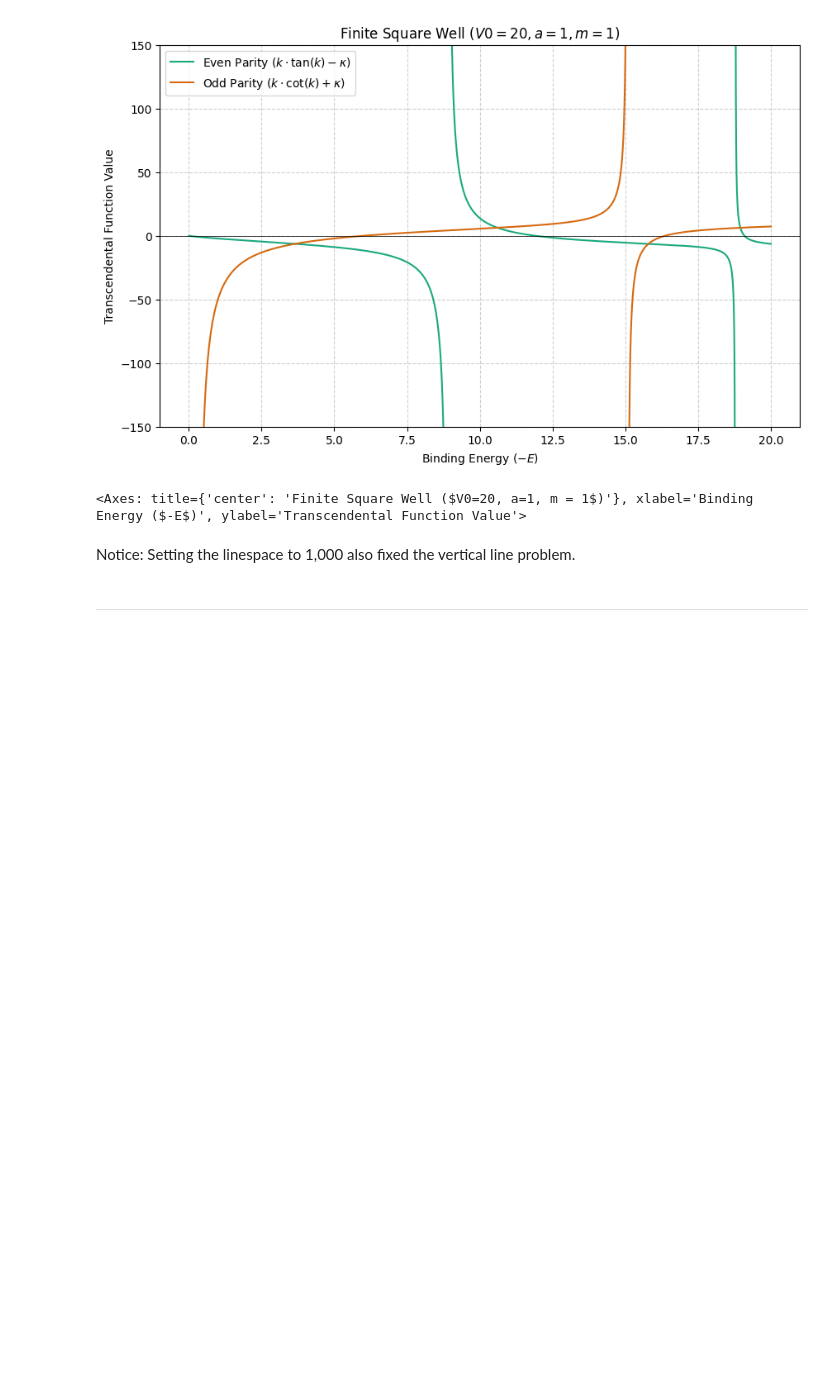
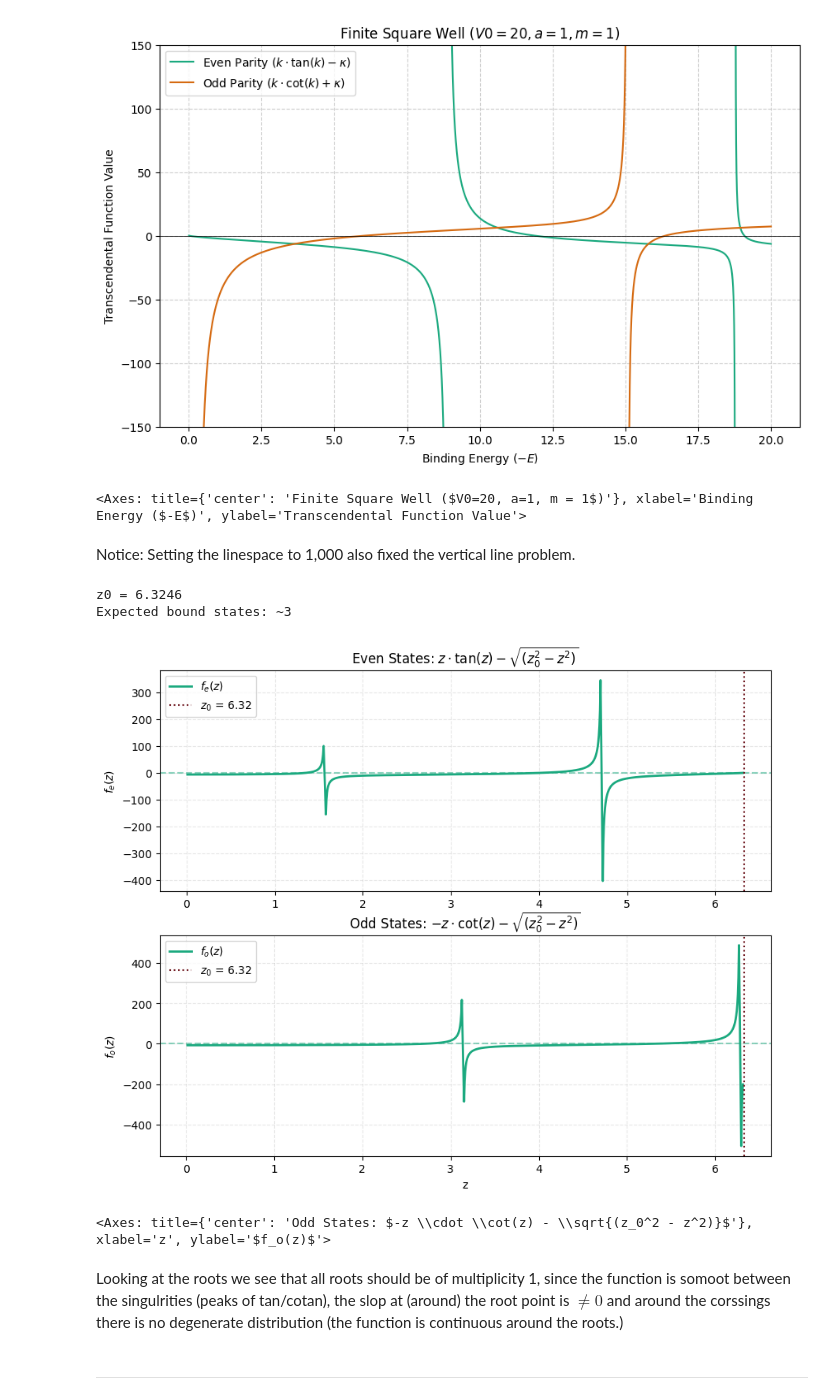
Before and after one commit to FinnZeumer/Introduction-to-Computational-Physics, a Jupyter notebook: Homework_1.ipynb, the cells around one changed output. Drawn from its saved outputs; the diff is of its cells as text; code cells hidden in the pictures; blank space fills up the shorter version.

```diff
--- a/Homework_1.ipynb
+++ b/Homework_1.ipynb
@@ -225,5 +223,79 @@ pap.plot_me(f'Finite Square Well ($V0={V_0}, a={a}, m = {mass}$)', 'Binding Ener
 <Axes: title={'center': 'Finite Square Well ($V0=20, a=1, m = 1$)'}, xlabel='Binding Energy ($-E$)', ylabel='Transcendental Function Value'>
 # %% [markdown]
 Notice: Setting the linespace to 1,000 also fixed the vertical line problem.
+# %%
+#   Excersice 1: PLOTTING and do it the intend way
+# ====================================================================================
+
+# Parameters
+h_bar = 1
+m = 1
+a = 1
+V_0 = 20
+
+# Calculate z0
+z_0 = a * np.sqrt(2 * m * V_0 / h_bar**2)
+print(f"z0 = {z_0:.4f}")
+print(f"Expected bound states: ~{int(z_0/np.pi) + 1}")
+
+# Define the functions (avoiding singularities)
+def f_even(z):
+    return z * np.tan(z) - np.sqrt(z_0**2 - z**2)
+
+def f_odd(z):
+    return -z / np.tan(z) - np.sqrt(z_0**2 - z**2)
+
+# Create z array, avoiding singularities at z = pi/2, 3pi/2, ...
+z = np.linspace(0.01, z_0 - 0.01, 1000)
+
+# Handle singularities by masking
+mask_even = np.abs(np.cos(z)) > 0.01  # tan(z) blows up when cos(z) \approx 0
+mask_odd = np.abs(np.sin(z)) > 0.01   # cot(z) blows up when sin(z) \approx 0
+
+# Plot
+fig, axes = plt.subplots(2, 1, figsize=(10, 8))
+
+# Even states
+axes[0].plot(
+    z[mask_even],
+    f_even(z)[mask_even],
+    linewidth=2,
+    label='$f_e(z)$'
+    )
+
+# Line at 0
+axes[0].axhline(y=0, linestyle='--', alpha=0.5)
+
+# Line marking z_0
+axes[0].axvline(x=z_0, linestyle=':', label=f'$z_0$ = {z_0:.2f}', color=pap.Colors.WINE_RED)
+
+axes[0].set_ylabel('$f_e(z)$')
+axes[0].set_title(r'Even States: $z \cdot \tan(z) - \sqrt{(z_0^2 - z^2)}$')
+axes[0].legend()
+axes[0].grid(True, alpha=0.3)
+
+# Odd states
+axes[1].plot(
+    z[mask_odd],
+    f_odd(z)[mask_odd],
+    linewidth=2,
+    label='$f_o(z)$')
+
+axes[1].axhline(y=0, linestyle='--', alpha=0.5)
+axes[1].axvline(x=z_0, linestyle=':', label=fr'$z_0$ = {z_0:.2f}', color=pap.Colors.WINE_RED)
+axes[1].set_xlabel('z')
+axes[1].set_ylabel('$f_o(z)$')
+axes[1].set_title(r'Odd States: $-z \cdot \cot(z) - \sqrt{(z_0^2 - z^2)}$')
+axes[1].legend()
+axes[1].grid(True, alpha=0.3)
+
+pap.plot_me()
+# %% [output]
+z0 = 6.3246
+Expected bound states: ~3
+[figure, added]
+<Axes: title={'center': 'Odd States: $-z \\cdot \\cot(z) - \\sqrt{(z_0^2 - z^2)}$'}, xlabel='z', ylabel='$f_o(z)$'>
+# %% [markdown]
+Looking at the roots we see that all roots should be of multiplicity 1, since the function is somoot between the singulrities (peaks of tan/cotan), the slop at (around) the root point is $\not = 0$ and around the corssings there is no degenerate distribution (the function is continuous around the roots.)
 # %% [markdown]
 <hr>
```
Also changed, not shown: parts of 9 cells of this notebook.
